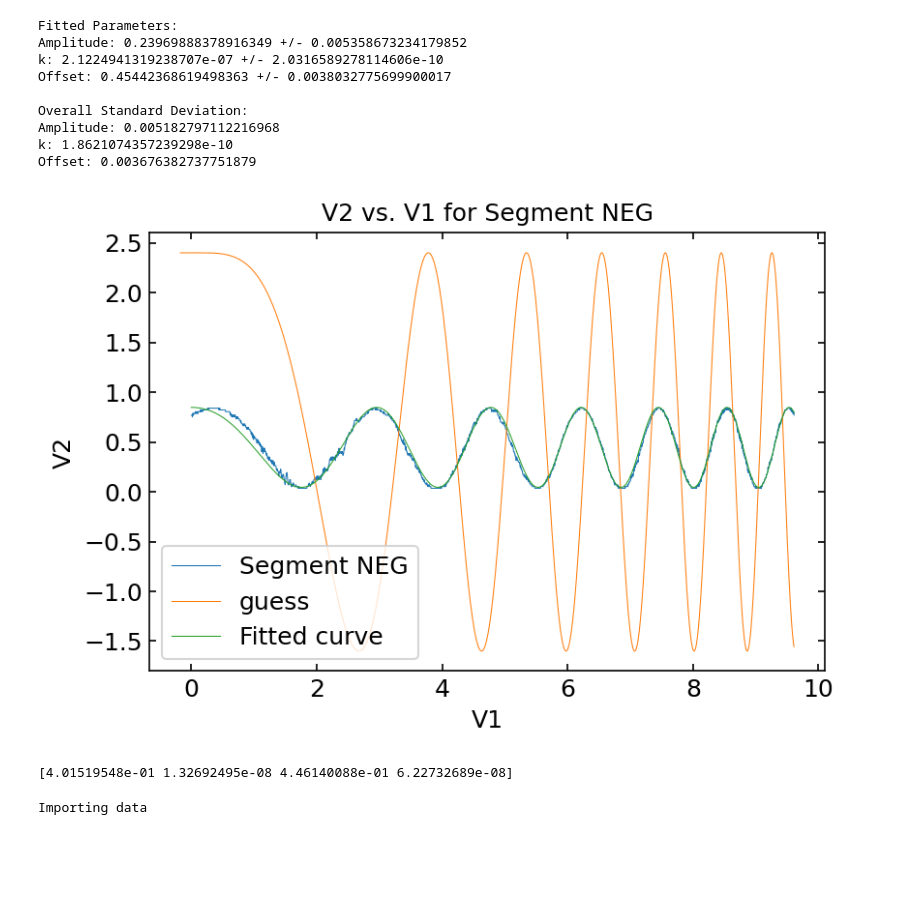
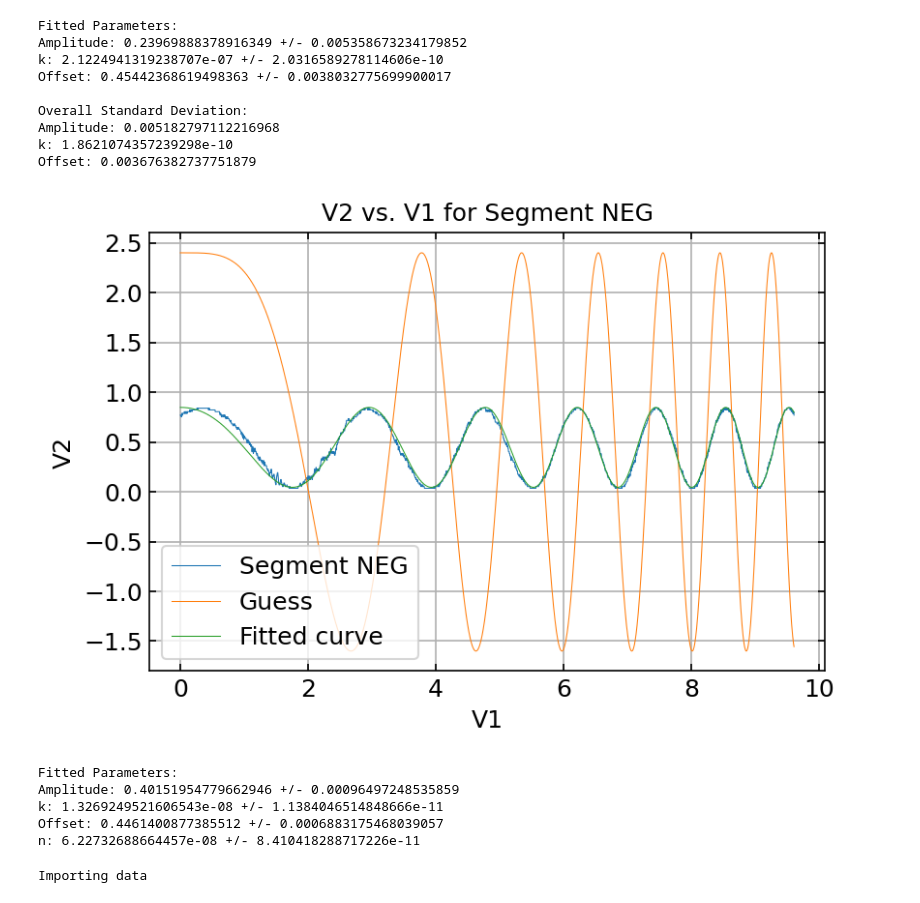
Before and after one commit to StefanStringer/ExperimentalBoyzWSL, a Jupyter notebook: Exercise_2/Labday_2_fuckaround.ipynb, the cells around one changed output. Drawn from its saved outputs; the diff is of its cells as text; code cells hidden in the pictures; blank space fills up the shorter version.

```diff
--- a/Exercise_2/Labday_2_fuckaround.ipynb
+++ b/Exercise_2/Labday_2_fuckaround.ipynb
@@ -125,40 +125,53 @@ Amplitude: 0.005182797112216968
 k: 1.8621074357239298e-10
 Offset: 0.003676382737751879
 # %%
-V2_Neg_help = np.linspace(min(V2_Neg_segment), max(V2_Neg_segment), len(V1_Neg_segment))
-    # Perform curve fitting
-
 amplitude_guess = 2
 k_guess = 21e-9
 offset_guess = 0.4
 n_guess = 0
 p0_NEG = [amplitude_guess, k_guess, offset_guess, n_guess]
 
 frequency = (2*np.pi)/(600e-9)
+
 def Intensity_Quad_fit(v, *p):
     amplitude = p[0]
     k = p[1]
     offset = p[2]
     n = p[3]
     return amplitude *(np.cos(frequency*2*(k*v**2+n*v))) + offset
 
-    # Calculate the standard deviations of the fitted parameters
-    #perr = np.sqrt(np.diag(pcov))
+V2_Neg_help = np.linspace(min(V2_Neg_segment), max(V2_Neg_segment), len(V1_Neg_segment))
 
+# Perform curve fitting
 popt_NEG, pcov_NEG = sp.curve_fit(Intensity_Quad_fit, V2_Neg_help, V1_Neg_segment, p0=p0_NEG)
-    # Plot V2 vs. V1
-plt.plot(V2_Neg_help, V1_Neg_segment,'-',label=f'Segment NEG')
-plt.plot(V2_help, Intensity_Quad_fit(V2_help, *p0_NEG), label = 'guess')
-plt.plot(V2_Neg_help, Intensity_Quad_fit(V2_Neg_help, *popt_NEG),'-', label='Fitted curve')
+
+# Calculate the standard deviations of the fitted parameters
+perr_NEG = np.sqrt(np.diag(pcov_NEG))
+
+# Plot V2 vs. V1
+plt.plot(V2_Neg_help, V1_Neg_segment, '-', label=f'Segment NEG')
+plt.plot(V2_Neg_help, Intensity_Quad_fit(V2_Neg_help, *p0_NEG), label='Guess')
+plt.plot(V2_Neg_help, Intensity_Quad_fit(V2_Neg_help, *popt_NEG), '-', label='Fitted curve')
 plt.xlabel('V1')
 plt.ylabel('V2')
-plt.title(f'V2 vs. V1 for Segment NEG')
+plt.title('V2 vs. V1 for Segment NEG')
 plt.legend()
+plt.grid()
 plt.show()
-print(popt_NEG)
+
+# Print fitted parameters and their standard deviations
+print("Fitted Parameters:")
+print("Amplitude:", popt_NEG[0], "+/-", perr_NEG[0])
+print("k:", popt_NEG[1], "+/-", perr_NEG[1])
+print("Offset:", popt_NEG[2], "+/-", perr_NEG[2])
+print("n:", popt_NEG[3], "+/-", perr_NEG[3])
 # %% [output]
-[figure, old version]
+[figure, new version]
-[4.01519548e-01 1.32692495e-08 4.46140088e-01 6.22732689e-08]
+Fitted Parameters:
+Amplitude: 0.40151954779662946 +/- 0.00096497248535859
+k: 1.3269249521606543e-08 +/- 1.1384046514848666e-11
+Offset: 0.4461400877385512 +/- 0.0006883175468039057
+n: 6.22732688664457e-08 +/- 8.410418288717226e-11
 # %%
 import numpy as np
 import sympy as sp
```
